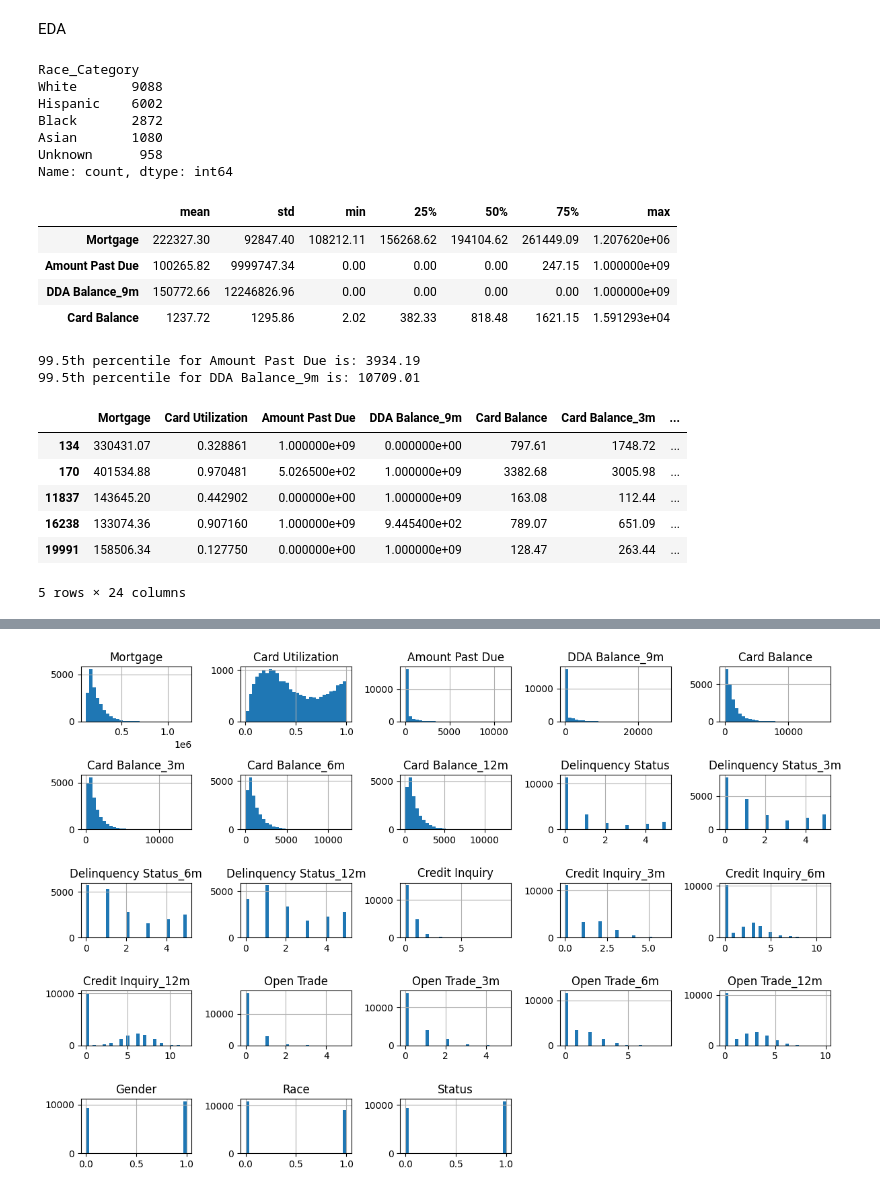
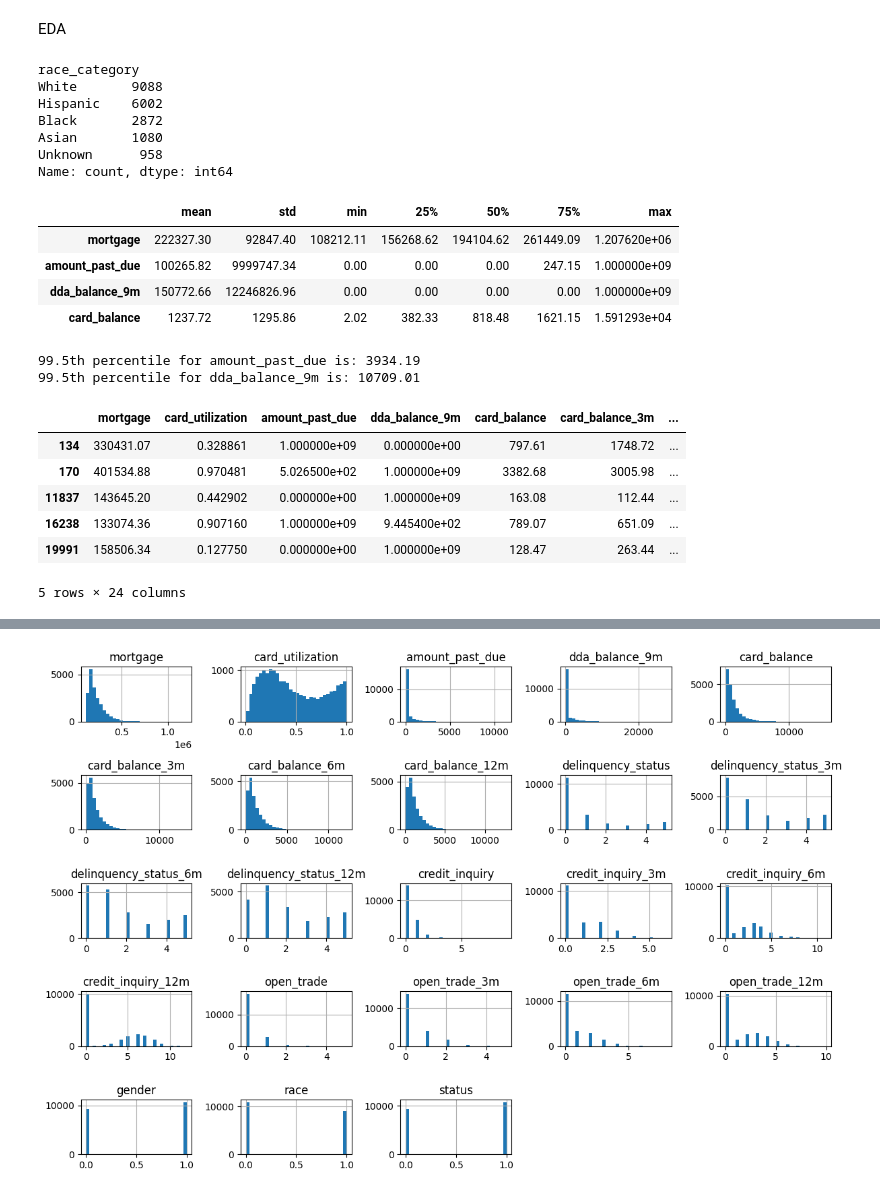
Before and after one commit to ostapenkovs/wells-fargo-case-study, a Jupyter notebook: notebooks/2_data_analysis.ipynb, the cells around one changed output, grey strips where cells are left out. Saved outputs shown, nothing was run; the diff lists cells and outputs as text; code cells hidden in the pictures.

```diff
--- a/notebooks/2_data_analysis.ipynb
+++ b/notebooks/2_data_analysis.ipynb
@@ -68,7 +62,7 @@ train = train[cols]
 # %%
-train['Race_Category'].value_counts()
+train['race_category'].value_counts()
 # %% [output]
-Race_Category
+race_category
 White       9088
 Hispanic    6002
 Black       2872
@@ -76,25 +70,25 @@ Asian       1080
 Unknown      958
 Name: count, dtype: int64
 # %%
-train[['Mortgage', 'Amount Past Due', 'DDA Balance_9m', 'Card Balance']].describe().T.iloc[:, 1:].round(2)
+train[['mortgage', 'amount_past_due', 'dda_balance_9m', 'card_balance']].describe().T.iloc[:, 1:].round(2)
 # %% [output]
 |  | mean | std | min | 25% | 50% | 75% | max |
-| Mortgage | 222327.30 | 92847.40 | 108212.11 | 156268.62 | 194104.62 | 261449.09 | 1.207620e+06 |
-| Amount Past Due | 100265.82 | 9999747.34 | 0.00 | 0.00 | 0.00 | 247.15 | 1.000000e+09 |
-| DDA Balance_9m | 150772.66 | 12246826.96 | 0.00 | 0.00 | 0.00 | 0.00 | 1.000000e+09 |
-| Card Balance | 1237.72 | 1295.86 | 2.02 | 382.33 | 818.48 | 1621.15 | 1.591293e+04 |
+| mortgage | 222327.30 | 92847.40 | 108212.11 | 156268.62 | 194104.62 | 261449.09 | 1.207620e+06 |
+| amount_past_due | 100265.82 | 9999747.34 | 0.00 | 0.00 | 0.00 | 247.15 | 1.000000e+09 |
+| dda_balance_9m | 150772.66 | 12246826.96 | 0.00 | 0.00 | 0.00 | 0.00 | 1.000000e+09 |
+| card_balance | 1237.72 | 1295.86 | 2.02 | 382.33 | 818.48 | 1621.15 | 1.591293e+04 |
 # %%
 p = .995
-for col_name in ('Amount Past Due', 'DDA Balance_9m'):
+for col_name in ('amount_past_due', 'dda_balance_9m'):
     print(f'{ round(p*100, 1) }th percentile for {col_name} is: { np.round( np.quantile(train[col_name], p), 2) }')
 # %% [output]
-99.5th percentile for Amount Past Due is: 3934.19
-99.5th percentile for DDA Balance_9m is: 10709.01
+99.5th percentile for amount_past_due is: 3934.19
+99.5th percentile for dda_balance_9m is: 10709.01
 # %%
-# Amount Past Due > $15k or DDA Balance_9m > $150K seems unreasonable give the 99.5 %ile values for both
-train[(train['Amount Past Due'] > 1.5e4) | (train['DDA Balance_9m'] > 1.5e5)]
+# amount_past_due > $15k or dda_balance_9m > $150K seems unreasonable give the 99.5 %ile values for both
+train[(train['amount_past_due'] > 1.5e4) | (train['dda_balance_9m'] > 1.5e5)]
 # %% [output]
-|  | Mortgage | Card Utilization | Amount Past Due | DDA Balance_9m | Card Balance | Card Balance_3m | ... |
+|  | mortgage | card_utilization | amount_past_due | dda_balance_9m | card_balance | card_balance_3m | ... |
 | 134 | 330431.07 | 0.328861 | 1.000000e+09 | 0.000000e+00 | 797.61 | 1748.72 | ... |
 | 170 | 401534.88 | 0.970481 | 5.026500e+02 | 1.000000e+09 | 3382.68 | 3005.98 | ... |
 | 11837 | 143645.20 | 0.442902 | 0.000000e+00 | 1.000000e+09 | 163.08 | 112.44 | ... |
```
Also changed, not shown: parts of 30 cells of this notebook, 6 other files.
